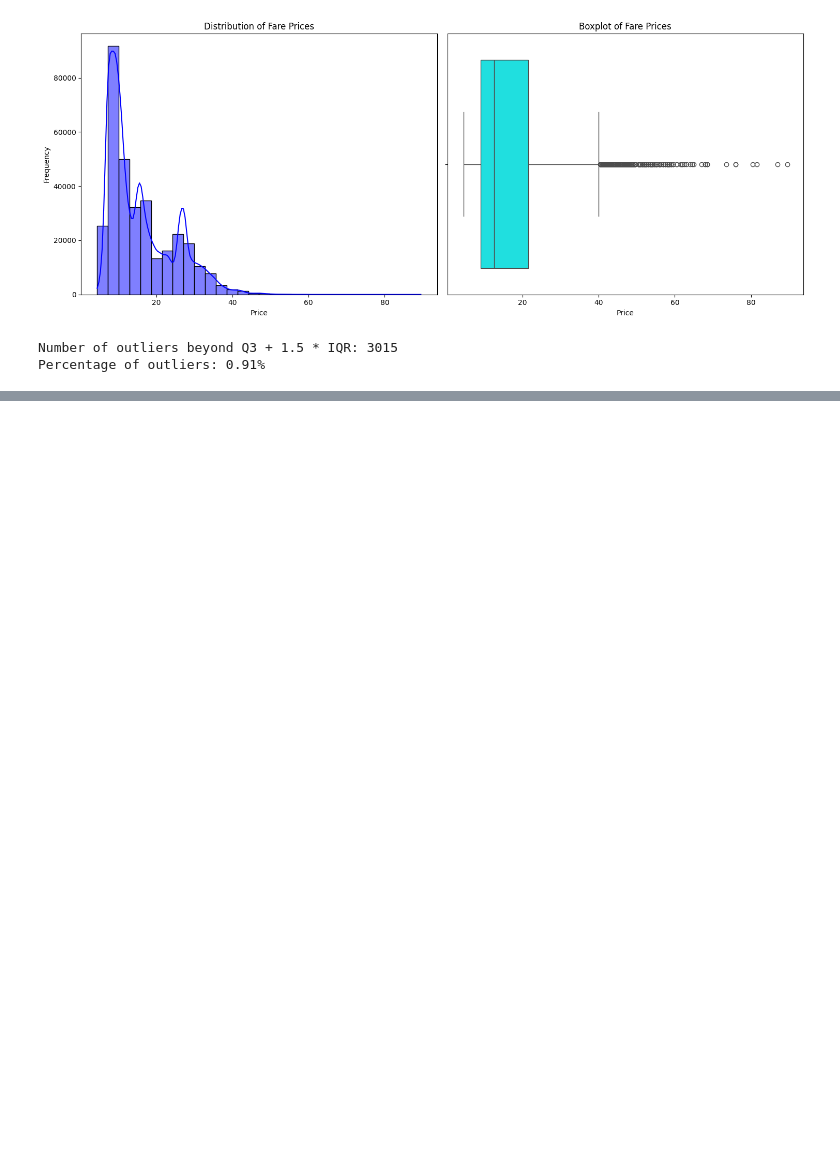
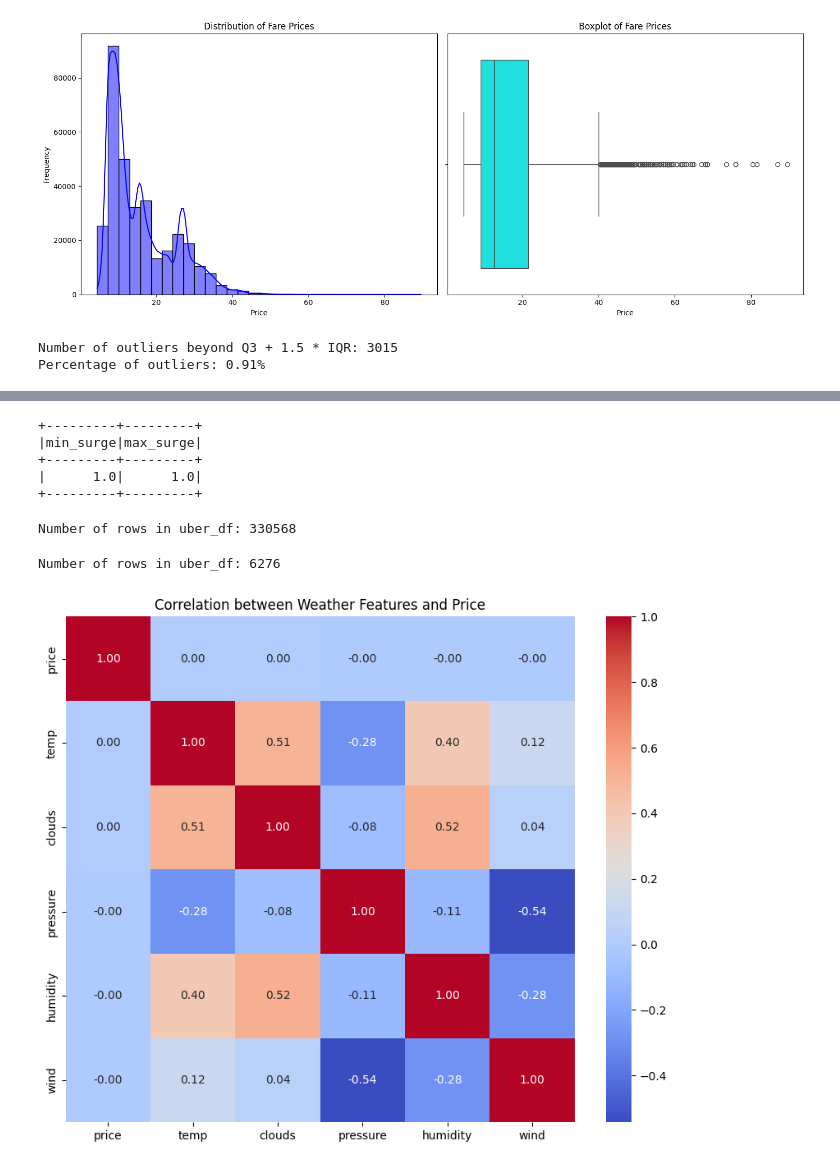
Before and after one commit to rishikamtam12/UberFarePredictor, a Jupyter notebook: dataVisualization.ipynb, the cells around one changed output, grey strips where cells are left out. Drawn from its saved outputs; the diff is of its cells as text; code cells hidden in the pictures; blank space fills up the shorter version.

```diff
--- a/dataVisualization.ipynb
+++ b/dataVisualization.ipynb
@@ -202,0 +195,61 @@ plt.show()
+# %%
+# Visualization 2 Surge Multiplier Ranges
+
+from pyspark.sql.functions import min, max
+
+# Calculate minimum and maximum surge_multiplier
+min_max_surge = uber_df.select(
+    min("surge_multiplier").alias("min_surge"),
+    max("surge_multiplier").alias("max_surge")
+)
+
+# Show the result
+min_max_surge.show()
+# %% [output]
++---------+---------+
+|min_surge|max_surge|
++---------+---------+
+|      1.0|      1.0|
++---------+---------+
+# %%
+# Get the number of rows in the DataFrame
+row_count = uber_df.count()
+
+# Print the result
+print(f"Number of rows in uber_df: {row_count}")
+# %% [output]
+Number of rows in uber_df: 330568
+# %%
+# Get the number of rows in the DataFrame
+row_count = weather_df.count()
+
+# Print the result
+print(f"Number of rows in uber_df: {row_count}")
+# %% [output]
+Number of rows in uber_df: 6276
+# %%
+# Visualization 4 (Price vs weather conditions (heatmap)
+
+# Join the cab_data and weather_data on time_stamp
+combined_data = uber_df.join(
+    weather_df,
+    uber_df["time_stamp"] == weather_df["time_stamp"]
+).filter(uber_df["source"] == weather_df["location"])
+
+# Select relevant columns for correlation
+correlation_columns = ['price', 'temp', 'clouds', 'pressure', 'humidity', 'wind']
+selected_data = combined_data.select(*correlation_columns)
+
+# Convert to Pandas for correlation calculation
+correlation_data_pd = selected_data.toPandas()
+
+# Compute correlation matrix
+correlation_matrix = correlation_data_pd.corr()
+
+# Plot heatmap using seaborn
+plt.figure(figsize=(10, 8))
+sns.heatmap(correlation_matrix, annot=True, cmap='coolwarm', fmt='.2f')
+plt.title('Correlation between Weather Features and Price')
+plt.show()
+# %% [output]
+[figure, added]
```
Also changed, not shown: parts of 8 cells of this notebook, 1 other file.
